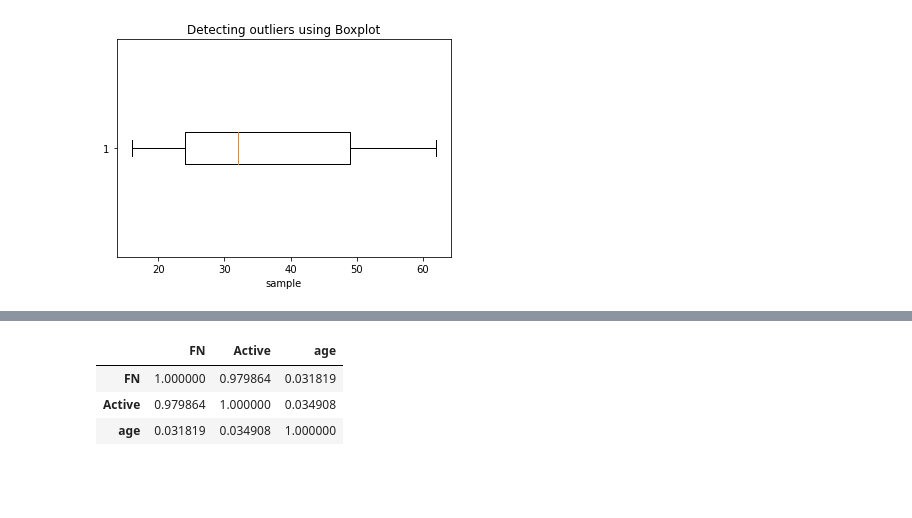
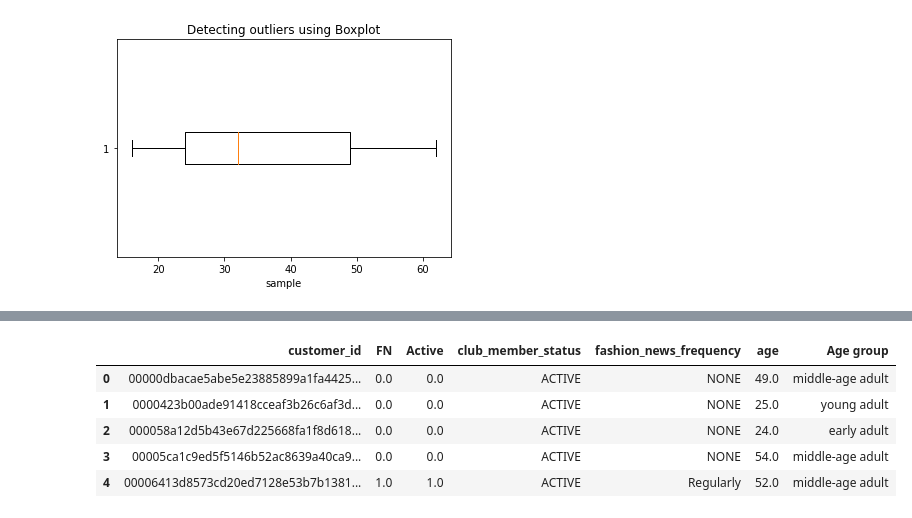
Before and after one commit to WindowNapat/Basic-Programming, a Jupyter notebook: Programming porject/HM EDA.ipynb, the cells around one changed output, grey strips where cells are left out. Cells and saved outputs as stored; diff of their text form; code cells hidden in the pictures; blank space fills up the shorter version.

Commit message:
add age group

```diff
--- a/Programming porject/HM EDA.ipynb
+++ b/Programming porject/HM EDA.ipynb
@@ -597,6 +575,15 @@ cus_df3.head(100)
 # %%
+## Grouping age into adolescent (<18), early adult (18-24), young adult (25-35), middle-age adult (35-59). senior (>59) modified from this paper https://www.frontiersin.org/articles/10.3389/fnagi.2016.00074/full
+## Create new column called 'Age group'
+
+bins = [0,17,25,36,60,100]
+labels = ['adolescent', 'early adult', 'young adult', 'middle-age adult', 'senior']
+cus_df3['Age group'] = pd.cut(cus_df3['age'], bins=bins, right=False, labels=labels)
+cus_df3.head()
 # %% [output]
-|  | FN | Active | age |
-| FN | 1.000000 | 0.979864 | 0.031819 |
-| Active | 0.979864 | 1.000000 | 0.034908 |
-| age | 0.031819 | 0.034908 | 1.000000 |
+|  | customer_id | FN | Active | club_member_status | fashion_news_frequency | age | Age group |
+| 0 | 00000dbacae5abe5e23885899a1fa4425... | 0.0 | 0.0 | ACTIVE | NONE | 49.0 | middle-age adult |
+| 1 | 0000423b00ade91418cceaf3b26c6af3d... | 0.0 | 0.0 | ACTIVE | NONE | 25.0 | young adult |
+| 2 | 000058a12d5b43e67d225668fa1f8d618... | 0.0 | 0.0 | ACTIVE | NONE | 24.0 | early adult |
+| 3 | 00005ca1c9ed5f5146b52ac8639a40ca9... | 0.0 | 0.0 | ACTIVE | NONE | 54.0 | middle-age adult |
+| 4 | 00006413d8573cd20ed7128e53b7b1381... | 1.0 | 1.0 | ACTIVE | Regularly | 52.0 | middle-age adult |
```
Also changed, not shown: parts of 3 cells of this notebook, 2 other files.
